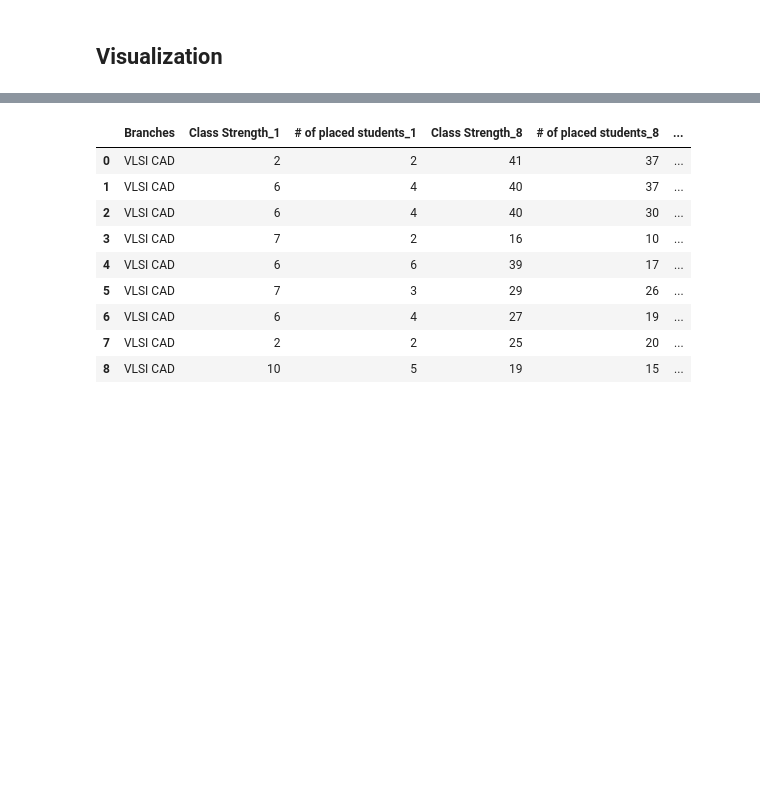
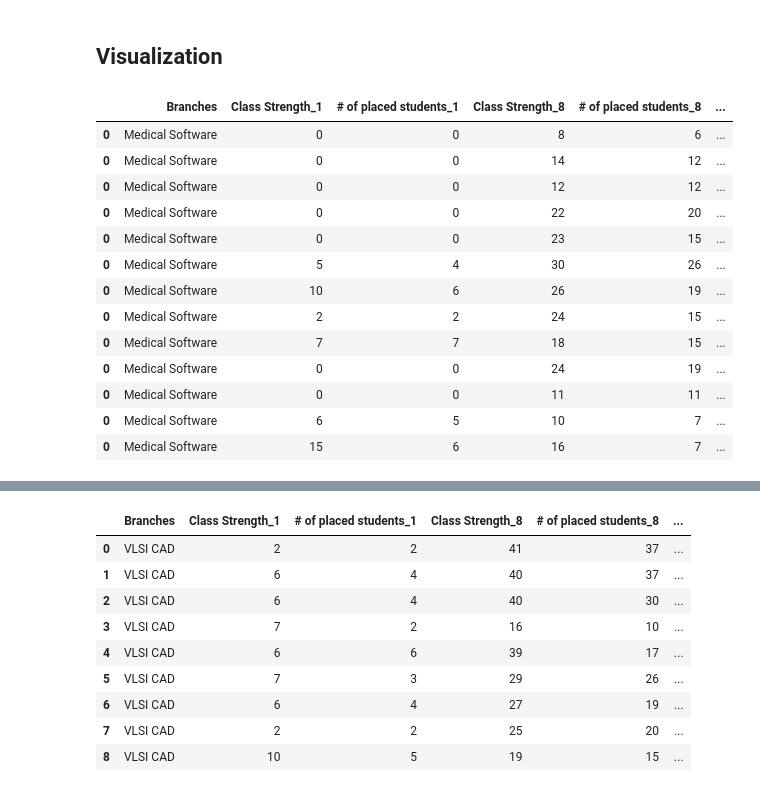
Before and after one commit to ravali1101/project, a Jupyter notebook: Placement details of SOIS.ipynb, the cells around one changed output, grey strips where cells are left out. Cells and saved outputs as stored; diff of their text form; code cells hidden in the pictures; blank space fills up the shorter version.

```diff
--- a/Placement details of SOIS.ipynb
+++ b/Placement details of SOIS.ipynb
@@ -3548,6 +3620,23 @@ for i in range(1,14):
     exec ("file_%s= f" % (i))
 # %%
 medical=pd.concat([file_1,file_2,file_3,file_4,file_5,file_6,file_7,file_8,file_9,file_10,file_11,file_12,file_13],axis=0,join='inner')
+# %%
+medical
+# %% [output]
+|  | Branches | Class Strength_1 | # of placed students_1 | Class Strength_8 | # of placed students_8 | ... |
+| 0 | Medical Software | 0 | 0 | 8 | 6 | ... |
+| 0 | Medical Software | 0 | 0 | 14 | 12 | ... |
+| 0 | Medical Software | 0 | 0 | 12 | 12 | ... |
+| 0 | Medical Software | 0 | 0 | 22 | 20 | ... |
+| 0 | Medical Software | 0 | 0 | 23 | 15 | ... |
+| 0 | Medical Software | 5 | 4 | 30 | 26 | ... |
+| 0 | Medical Software | 10 | 6 | 26 | 19 | ... |
+| 0 | Medical Software | 2 | 2 | 24 | 15 | ... |
+| 0 | Medical Software | 7 | 7 | 18 | 15 | ... |
+| 0 | Medical Software | 0 | 0 | 24 | 19 | ... |
+| 0 | Medical Software | 0 | 0 | 11 | 11 | ... |
+| 0 | Medical Software | 6 | 5 | 10 | 7 | ... |
+| 0 | Medical Software | 15 | 6 | 16 | 7 | ... |
 # %%
 s=[]
 for i in range(1,14):
```
Also changed, not shown: parts of 23 cells of this notebook, 2 other files.
